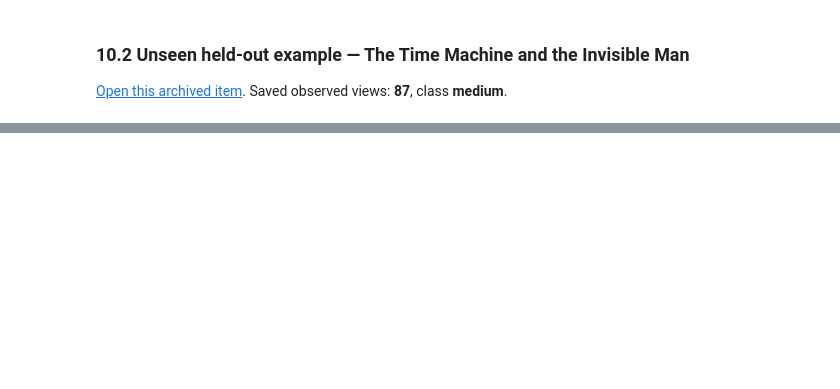
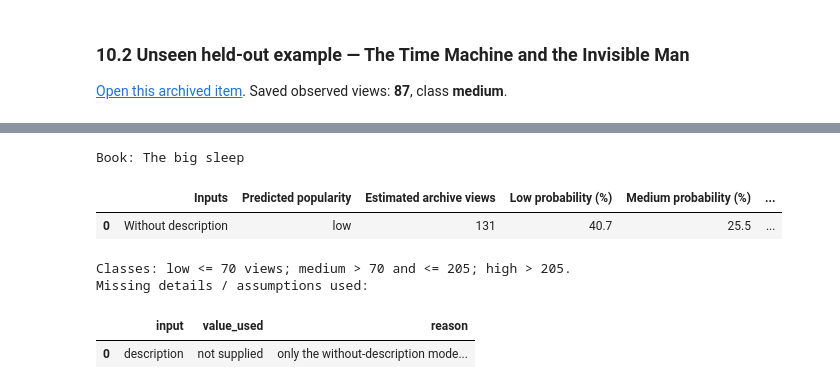
Before and after one commit to Mhmd-Shkeir/Lab-Network-Project, a Jupyter notebook: notebooks/05_popularity_description_comparison.ipynb, the cells around one changed output, grey strips where cells are left out. Saved outputs shown, nothing was run; the diff lists cells and outputs as text; code cells hidden in the pictures; blank space fills up the shorter version.

```diff
--- a/notebooks/05_popularity_description_comparison.ipynb
+++ b/notebooks/05_popularity_description_comparison.ipynb
@@ -686,0 +763,40 @@ display(holdout_demo["predictions"])
+# %%
+# Outside example without description — The Big Sleep
+# Source: https://archive.org/details/bigsleep0000chan_m2k7
+# Description left empty on purpose (28 saved words exist). Paste one into BOOK to compare.
+BOOK = {'title': 'The big sleep',
+ 'description': '',
+ 'author': 'Chandler, Raymond, 1888-1959',
+ 'publication_year': 2004,
+ 'pages': 278,
+ 'genre': None,
+ 'subjects': 'Marlowe, Philip (Fictitious character) -- Fiction | Private investigators -- California -- Fiction | Detective and mystery '
+             'stories, American | Détectives -- Californie -- Romans, nouvelles, etc | Private investigators | California',
+ 'archive_years': 4.167008898015058,
+ 'juvenile': False}
+OBSERVED_VIEWS = 4127   # observed on archive.org; used only for the comparison below, never as a model input
+
+if "book_predictor" not in globals():
+    raise RuntimeError("Run the Setup cell in section 9 first.")
+answer = book_predictor.predict_book(**BOOK)
+cuts = answer["class_cutoffs"]
+observed_class = "low" if OBSERVED_VIEWS <= cuts["low_max"] else ("high" if OBSERVED_VIEWS > cuts["medium_max"] else "medium")
+table = answer["predictions"].copy()
+table["Observed archive views"] = OBSERVED_VIEWS
+table["Observed popularity"] = observed_class
+table["Class matches observed?"] = table["Predicted popularity"] == observed_class
+table["Absolute view-count error"] = (table["Estimated archive views"] - OBSERVED_VIEWS).abs()
+print("Book:", BOOK["title"])
+display(table)
+print(f"Classes: low <= {cuts['low_max']:g} views; medium > {cuts['low_max']:g} and <= {cuts['medium_max']:g}; high > {cuts['medium_max']:g}.")
+if not answer["assumptions"].empty:
+    print("Missing details / assumptions used:")
+    display(answer["assumptions"])
+# %% [output]
+Book: The big sleep
+|  | Inputs | Predicted popularity | Estimated archive views | Low probability (%) | Medium probability (%) | ... |
+| 0 | Without description | low | 131 | 40.7 | 25.5 | ... |
+Classes: low <= 70 views; medium > 70 and <= 205; high > 205.
+Missing details / assumptions used:
+|  | input | value_used | reason |
+| 0 | description | not supplied | only the without-description mode... |
```
Also changed, not shown: parts of 18 cells of this notebook.
